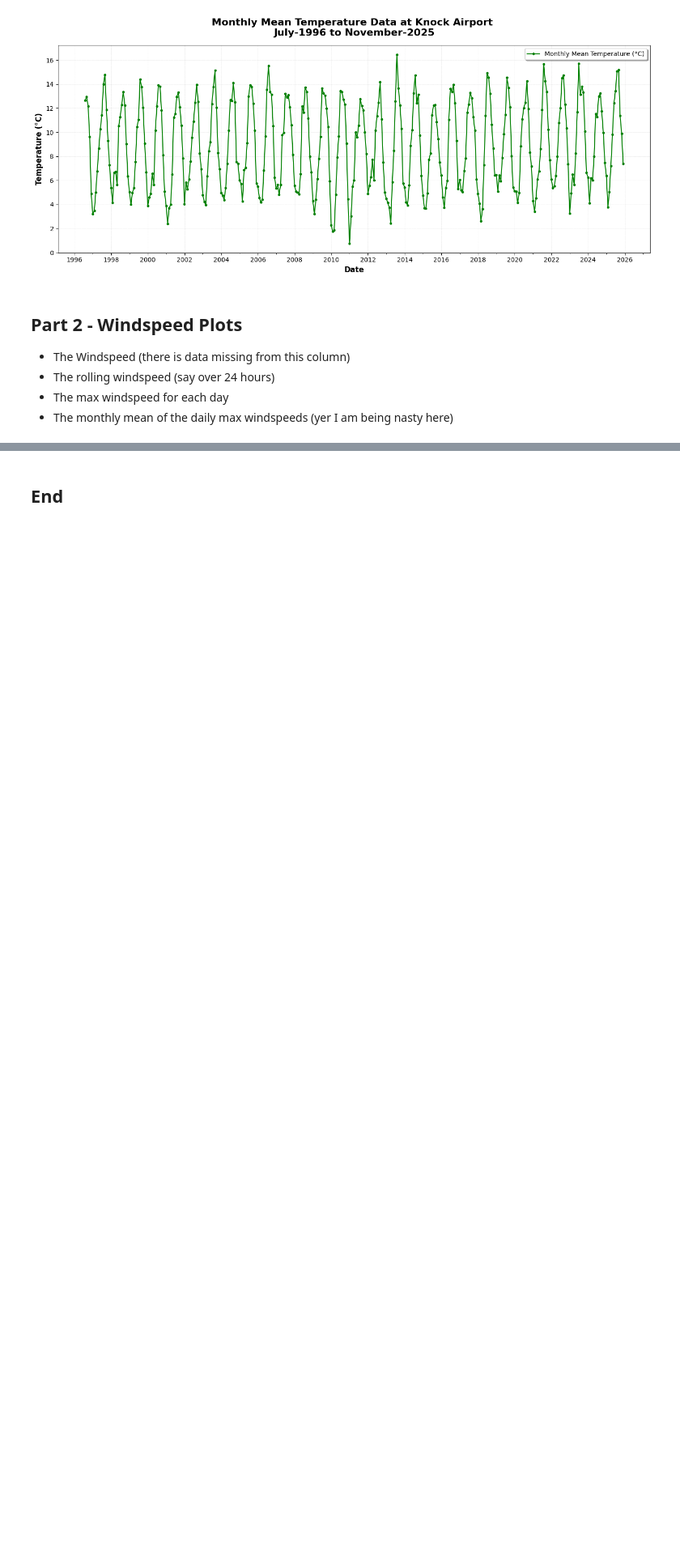
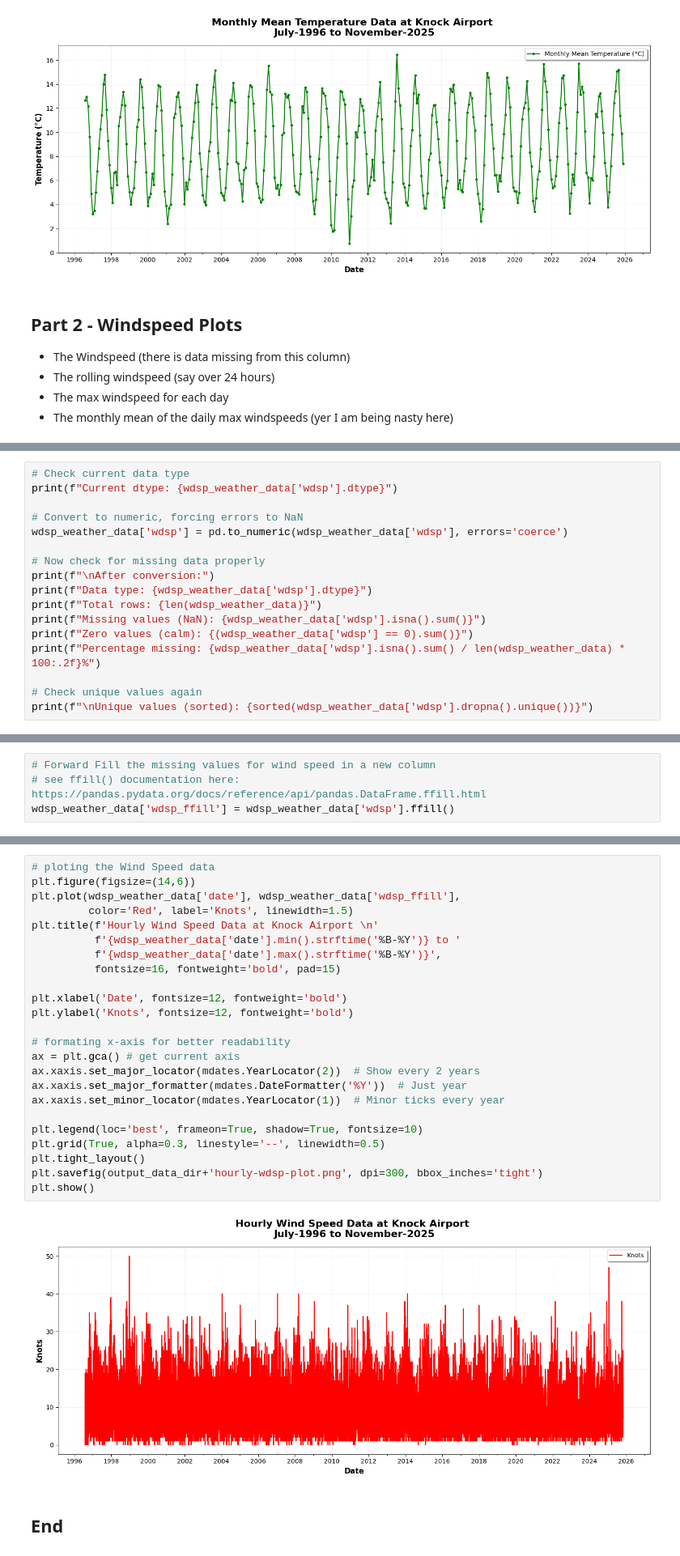
Before and after one commit to skerr17/programming-for-data-analytics, a Jupyter notebook: assignments/assignment06-weather.ipynb, the cells around one changed output, grey strips where cells are left out. Shown at 81% size. Saved outputs shown, nothing was run; the diff lists cells and outputs as text; blank space fills up the shorter version.

Commit message:
added the code to forward fill the missing data and to add the first draft of the hourly windspeed graph

```diff
--- a/assignments/assignment06-weather.ipynb
+++ b/assignments/assignment06-weather.ipynb
@@ -495,0 +474,17 @@ dtype: int64
+# %%
+# Check current data type
+print(f"Current dtype: {wdsp_weather_data['wdsp'].dtype}")
+
+# Convert to numeric, forcing errors to NaN
+wdsp_weather_data['wdsp'] = pd.to_numeric(wdsp_weather_data['wdsp'], errors='coerce')
+
+# Now check for missing data properly
+print(f"\nAfter conversion:")
+print(f"Data type: {wdsp_weather_data['wdsp'].dtype}")
+print(f"Total rows: {len(wdsp_weather_data)}")
+print(f"Missing values (NaN): {wdsp_weather_data['wdsp'].isna().sum()}")
+print(f"Zero values (calm): {(wdsp_weather_data['wdsp'] == 0).sum()}")
+print(f"Percentage missing: {wdsp_weather_data['wdsp'].isna().sum() / len(wdsp_weather_data) * 100:.2f}%")
+
+# Check unique values again
+print(f"\nUnique values (sorted): {sorted(wdsp_weather_data['wdsp'].dropna().unique())}")
@@ -510,0 +532,4 @@ Thus, we will consider the 0 values as invalid and handle them
+# %%
+# Forward Fill the missing values for wind speed in a new column
+# see ffill() documentation here: https://pandas.pydata.org/docs/reference/api/pandas.DataFrame.ffill.html
+wdsp_weather_data['wdsp_ffill'] = wdsp_weather_data['wdsp'].ffill()
@@ -511,2 +545,28 @@ Thus, we will consider the 0 values as invalid and handle them
+# %%
+# ploting the Wind Speed data
+plt.figure(figsize=(14,6))
+plt.plot(wdsp_weather_data['date'], wdsp_weather_data['wdsp_ffill'],
+         color='Red', label='Knots', linewidth=1.5)
+plt.title(f'Hourly Wind Speed Data at Knock Airport \n'
+          f'{wdsp_weather_data['date'].min().strftime('%B-%Y')} to '
+          f'{wdsp_weather_data['date'].max().strftime('%B-%Y')}',
+          fontsize=16, fontweight='bold', pad=15)
+
+plt.xlabel('Date', fontsize=12, fontweight='bold')
+plt.ylabel('Knots', fontsize=12, fontweight='bold')
+
+# formating x-axis for better readability
+ax = plt.gca() # get current axis
+ax.xaxis.set_major_locator(mdates.YearLocator(2))  # Show every 2 years
+ax.xaxis.set_major_formatter(mdates.DateFormatter('%Y'))  # Just year
+ax.xaxis.set_minor_locator(mdates.YearLocator(1))  # Minor ticks every year
+
+plt.legend(loc='best', frameon=True, shadow=True, fontsize=10)
+plt.grid(True, alpha=0.3, linestyle='--', linewidth=0.5)
+plt.tight_layout()
+plt.savefig(output_data_dir+'hourly-wdsp-plot.png', dpi=300, bbox_inches='tight')
+plt.show()
+# %% [output]
+[figure, added]
 # %% [markdown]
 ## End
```
Also changed, not shown: parts of 15 cells of this notebook, 2 other files.
